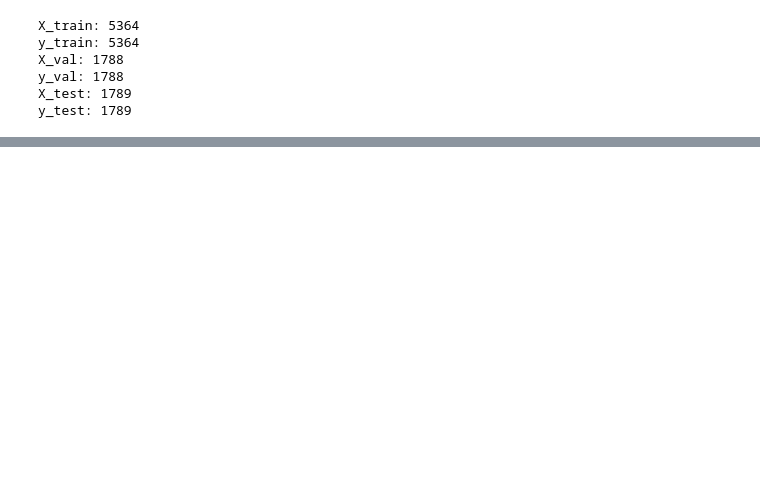
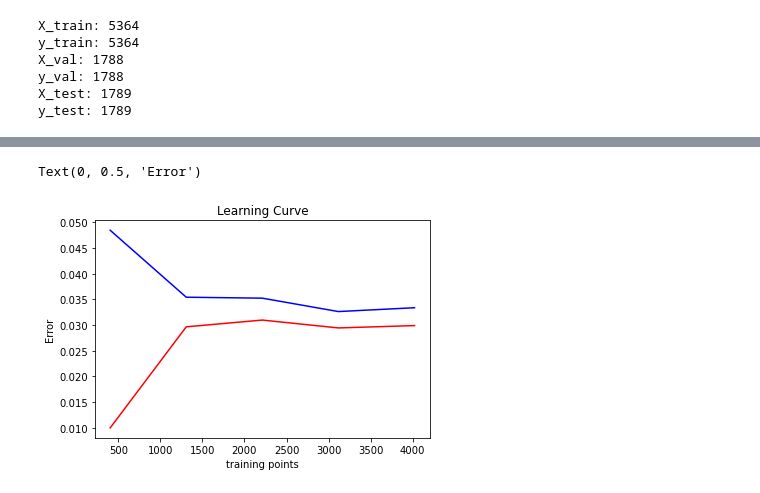
Before and after one commit to Jamal-Khatib/Twitter_287, a Jupyter notebook: Twitter Bot Detection.ipynb, the cells around one changed output, grey strips where cells are left out. Saved outputs shown, nothing was run; the diff lists cells and outputs as text; code cells hidden in the pictures; blank space fills up the shorter version.

Commit message:
SVM model

```diff
--- a/Twitter Bot Detection.ipynb
+++ b/Twitter Bot Detection.ipynb
@@ -153,0 +166,14 @@ y_test: 1789
+# %%
+file = open('./Pickle/X_test.pickle', 'rb')
+X_test = pickle.load(file)
+file = open('./Pickle/X_train.pickle', 'rb')
+X_train = pickle.load(file)
+file = open('./Pickle/X_val.pickle', 'rb')
+X_val = pickle.load(file)
+file = open('./Pickle/y_test.pickle', 'rb')
+y_test = pickle.load(file)
+file = open('./Pickle/y_train.pickle', 'rb')
+y_train = pickle.load(file)
+file = open('./Pickle/y_val.pickle', 'rb')
+y_val = pickle.load(file)
+print(y_train.shape)
@@ -153,0 +182,10 @@ y_test: 1789
+# %%
+gnb = svm.SVC()
+hyper = {'C':[0.05,0.1,0.2,0.3,0.25,0.4,0.5,0.6,0.7,0.8,0.9,1],
+         'gamma':[0.1,0.2,0.3,0.4,0.5,0.6,0.7,0.8,0.9,1.0],
+         'kernel':['rbf','linear']
+        }
+grid=GridSearchCV(estimator=gnb,param_grid=hyper,verbose=True)
+grid.fit(X_train, y_train.values.ravel()).predict(X_test)
+print(grid.best_params_)
+print(grid.best_estimator_)
@@ -153,0 +217,20 @@ y_test: 1789
+# %%
+from sklearn.model_selection import learning_curve
+import matplotlib.pyplot as plt
+
+sizes, tr_scores, t_scores = learning_curve(
+    estimator=gnb, X=X_train, y=y_train.values.ravel(),cv=4,error_score='raise')
+
+tr_mean = np.mean(tr_scores, axis=1)
+tr_std = np.std(tr_scores, axis=1)
+t_mean = np.mean(t_scores, axis=1)
+t_std = np.std(t_scores, axis=1)
+
+plt.plot(sizes, 1 - tr_mean, color='red', markersize=4, label='Training Data')
+plt.plot(sizes, 1 -  t_mean, color='blue', markersize=5, label='Validating Data')
+plt.title('Learning Curve')
+plt.xlabel('training points')
+plt.ylabel('Error')
+# %% [output]
+Text(0, 0.5, 'Error')
+[figure, added]
```
Also changed, not shown: parts of 8 cells of this notebook, 1 other file.
